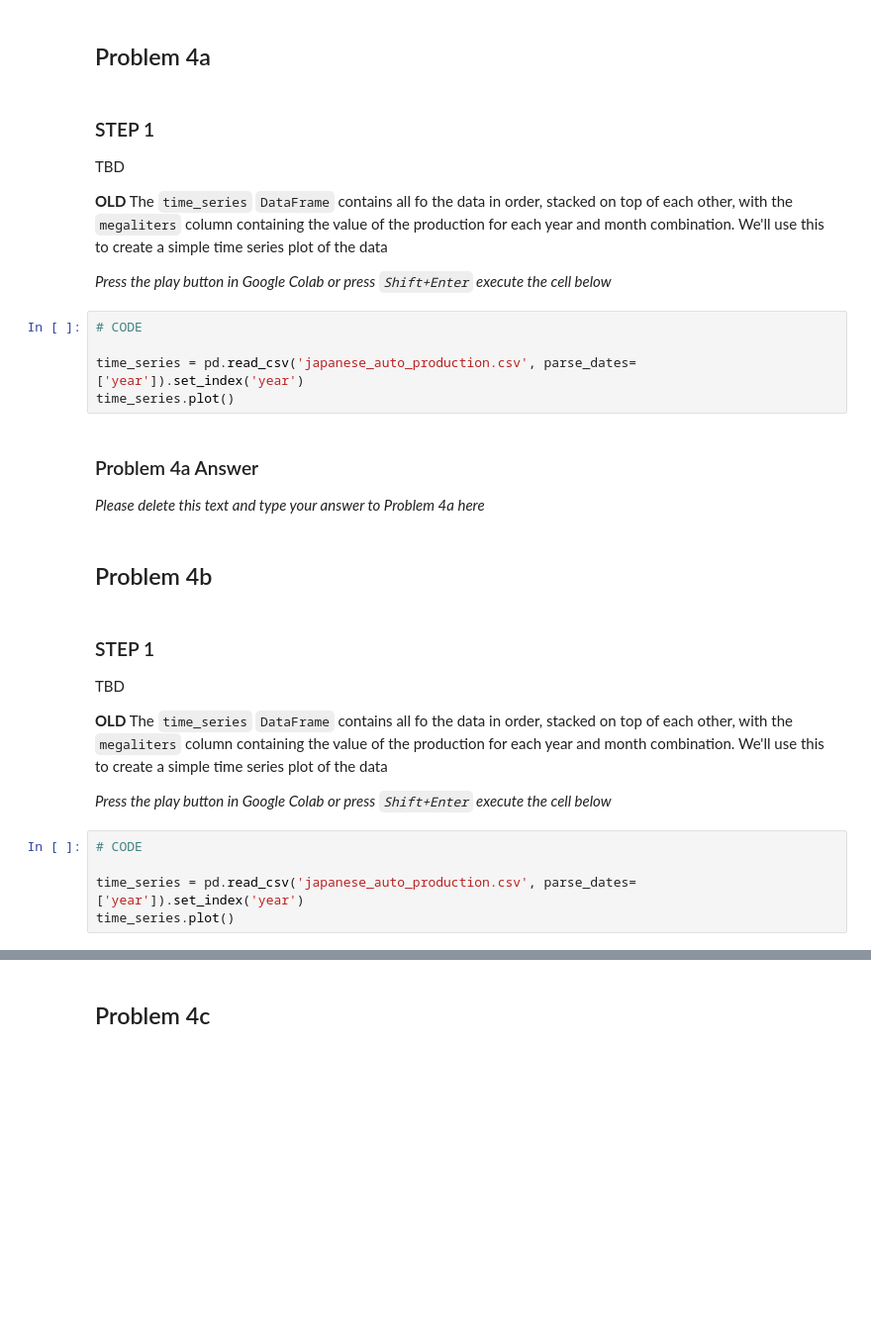
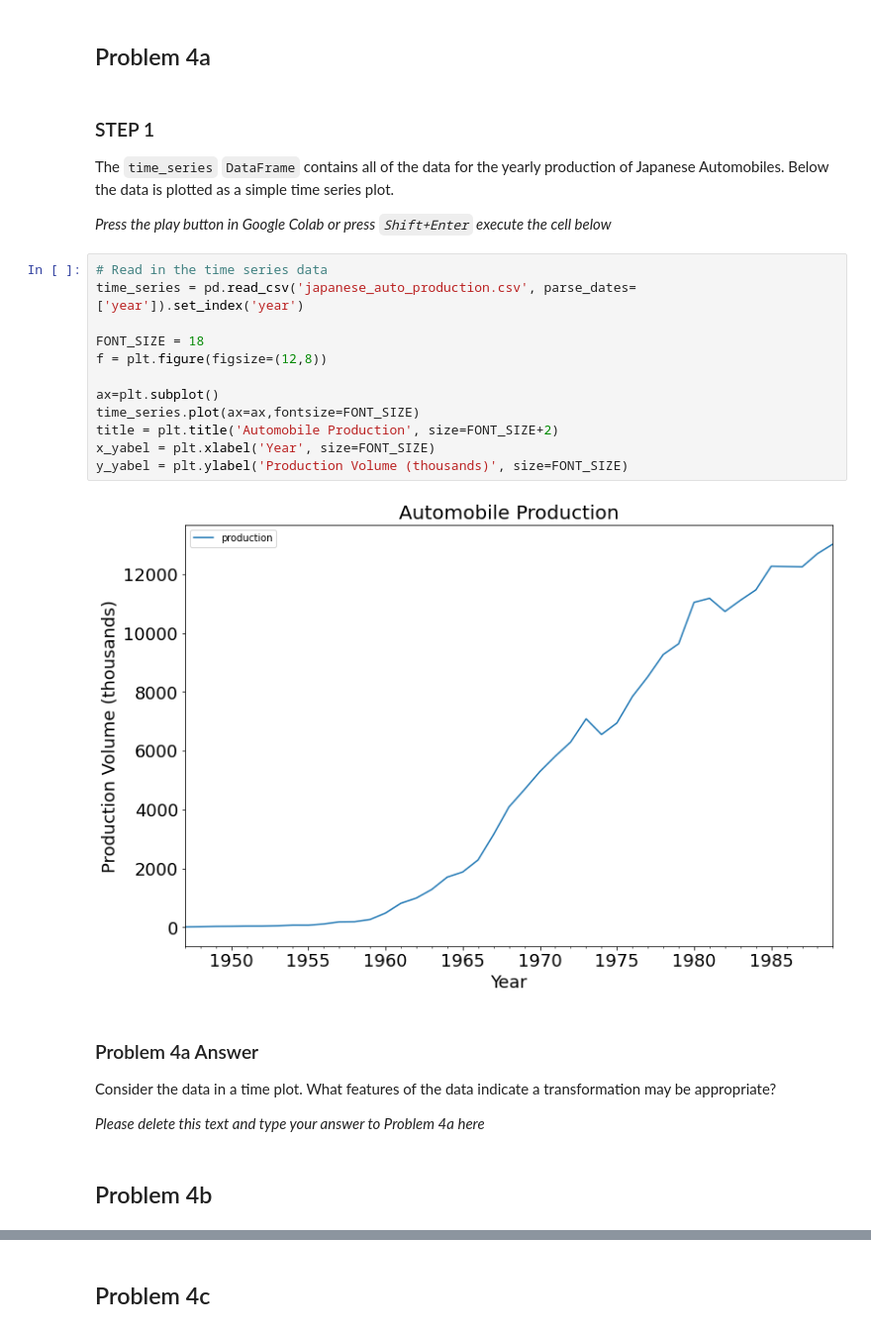
Before and after one commit to ZacharySBrown/vcu-scma440-2021q1, a Jupyter notebook: assignments/Assignment1.ipynb, the cells around one changed output, grey strips where cells are left out. Shown at 99% size. Cells and saved outputs as stored; diff of their text form; blank space fills up the shorter version.

```diff
--- a/assignments/Assignment1.ipynb
+++ b/assignments/Assignment1.ipynb
@@ -178,34 +179,28 @@ Calculate forecasts for the transformed data for each year from 1948 to 1990 usi
 # %% [markdown]
 ### STEP 1
 
-TBD
-
-**OLD**
-The `time_series` `DataFrame` contains all fo the data in order, stacked on top of each other, with the `megaliters` column containing the value of the production for each year and month combination. We'll use this to create a simple time series plot of the data
+The `time_series` `DataFrame` contains all of the data for the yearly production of Japanese Automobiles. Below the data is plotted as a simple time series plot.
 
 *Press the play button in Google Colab or press `Shift+Enter` execute the cell below*
-# %%
-# CODE
-
-time_series = pd.read_csv('japanese_auto_production.csv', parse_dates=['year']).set_index('year')
-time_series.plot()
+# %%
+# Read in the time series data
+time_series = pd.read_csv('japanese_auto_production.csv', parse_dates=['year']).set_index('year')
+
+FONT_SIZE = 18
+f = plt.figure(figsize=(12,8))
+
+ax=plt.subplot()
+time_series.plot(ax=ax,fontsize=FONT_SIZE)
+title = plt.title('Automobile Production', size=FONT_SIZE+2)
+x_yabel = plt.xlabel('Year', size=FONT_SIZE)
+y_yabel = plt.ylabel('Production Volume (thousands)', size=FONT_SIZE)
+# %% [output]
+[figure, added]
 # %% [markdown]
 ### Problem 4a Answer
 
+Consider the data in a time plot. What features of the data indicate a transformation may be appropriate?
+
 *Please delete this text and type your answer to Problem 4a here*
 # %% [markdown]
 ## Problem 4b
-# %% [markdown]
-### STEP 1
-
-TBD
-
-**OLD**
-The `time_series` `DataFrame` contains all fo the data in order, stacked on top of each other, with the `megaliters` column containing the value of the production for each year and month combination. We'll use this to create a simple time series plot of the data
-
-*Press the play button in Google Colab or press `Shift+Enter` execute the cell below*
-# %%
-# CODE
-
-time_series = pd.read_csv('japanese_auto_production.csv', parse_dates=['year']).set_index('year')
-time_series.plot()
```
Also changed, not shown: parts of 17 cells of this notebook.
